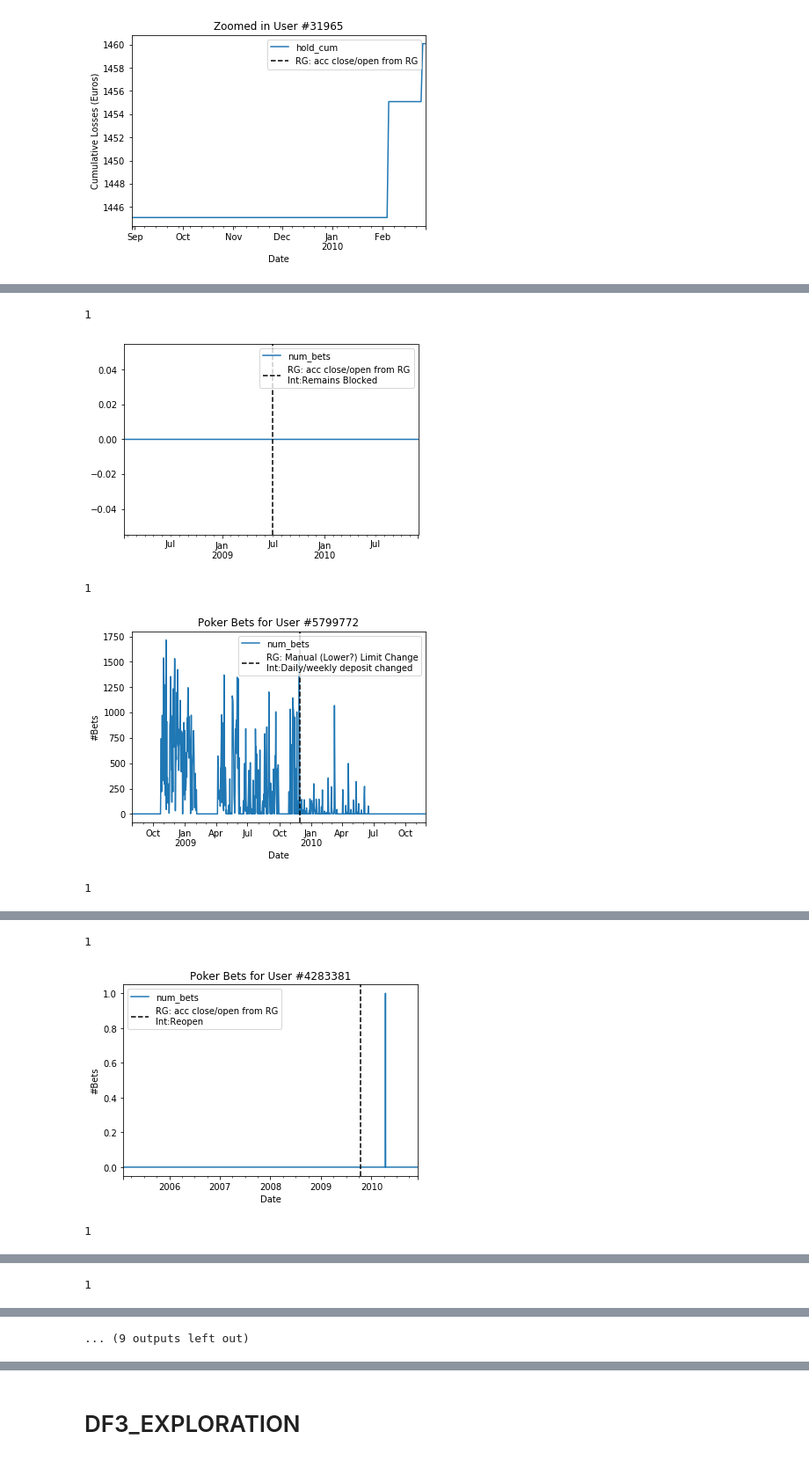
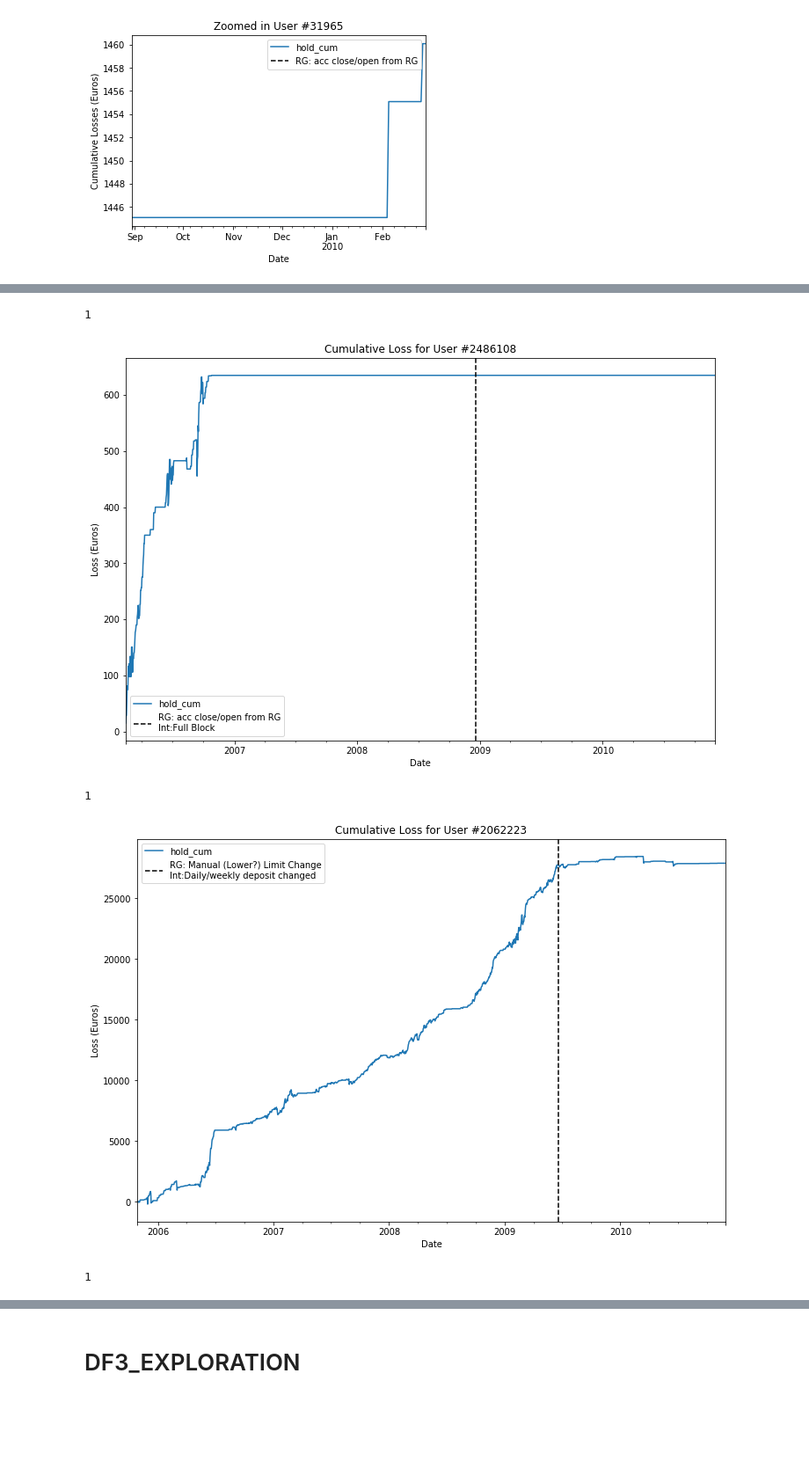
Before and after one commit to alro5921/problem-gambling-study, a Jupyter notebook: notebooks/Cleaning.ipynb, the cells around one changed output, grey strips where cells are left out. Shown: that part at 88% size. Cells and saved outputs as stored; diff of their text form; code cells hidden in the pictures; blank space fills up the shorter version.

```diff
--- a/notebooks/Cleaning.ipynb
+++ b/notebooks/Cleaning.ipynb
@@ -189,28 +222,30 @@ SyntaxError: invalid syntax (<ipython-input-32-afdd0b3ad32f>, line 10)
 # %%
 def plot_ts(ts, user_id, plt_column = 'hold_cum', rg_info = None):
     ts[plt_column].plot(label = plt_column)
     #ts['num_bets'].plot(label = "Cumulative Loss")
     if rg_info is not None and (user_id in rg_info.index):
         first_rg = rg_info.loc[user_id, 'first_date']
         rg_desc = rg_info.loc[user_id, 'ev_desc']
         inter_desc = rg_info.loc[user_id, 'inter_desc']
         print(rg_info.loc[user_id, 'events'])
         plt.axvline(first_rg, linestyle = "--", label = f'RG: {rg_desc}\nInt:{inter_desc}', color = 'black')
     plt.legend()
     plt.show()
 
-for _ in range(10):
+plt.rcParams['figure.figsize'] = [15, 8]
+for _ in range(3):
     user_id = random.choice(rg_ids)
     #user_id = 2169867
-    product_types = [10]
+    fig=plt.figure(figsize=(12,8))
+    product_types = has_hold_data
     ts = accum_by_date(gam_clean, user_id, product_types)
-    plot_ts(ts, user_id, plt_column = 'num_bets', rg_info = rg_info)
-    plt.title(f'Poker Bets for User #{user_id}')
+    plt.title(f'Cumulative Loss for User #{user_id}')
     plt.xlabel("Date")
-    plt.ylabel("#Bets")
+    plt.ylabel("Loss (Euros)")
+    plot_ts(ts, user_id, plt_column = 'hold_cum', rg_info = rg_info)
 # %% [output]
 1
-[figure, old version]
+[figure, new version]
 1
-[figure, old version]
+[figure, new version]
 1
@@ -218,3 +252,0 @@ for _ in range(10):
-1
-[figure, removed]
-1
@@ -222 +252,0 @@ for _ in range(10):
-1
@@ -224,3 +253,2 @@ for _ in range(10):
-... (9 outputs left out)
 # %%
 gam_clean.max()
```
Also changed, not shown: parts of 10 cells of this notebook, 5 other files.
